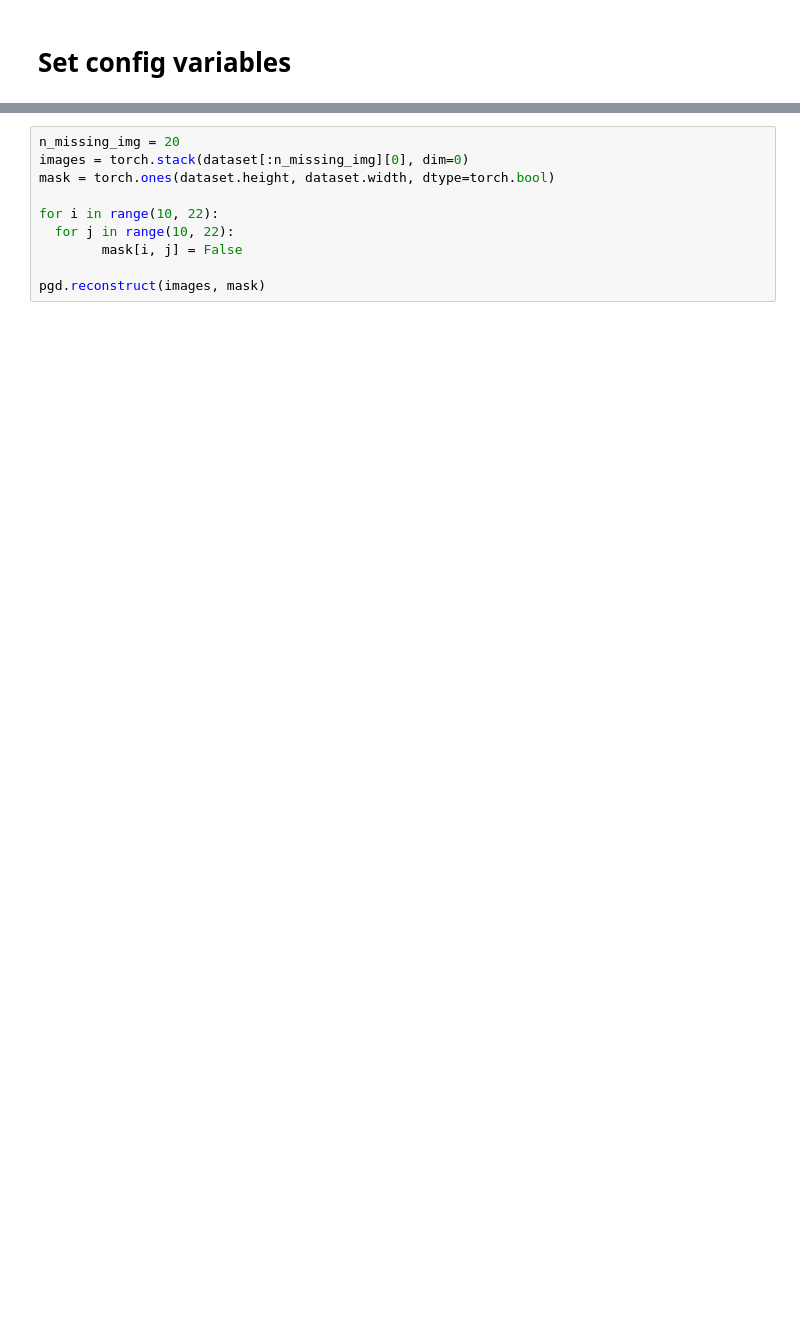
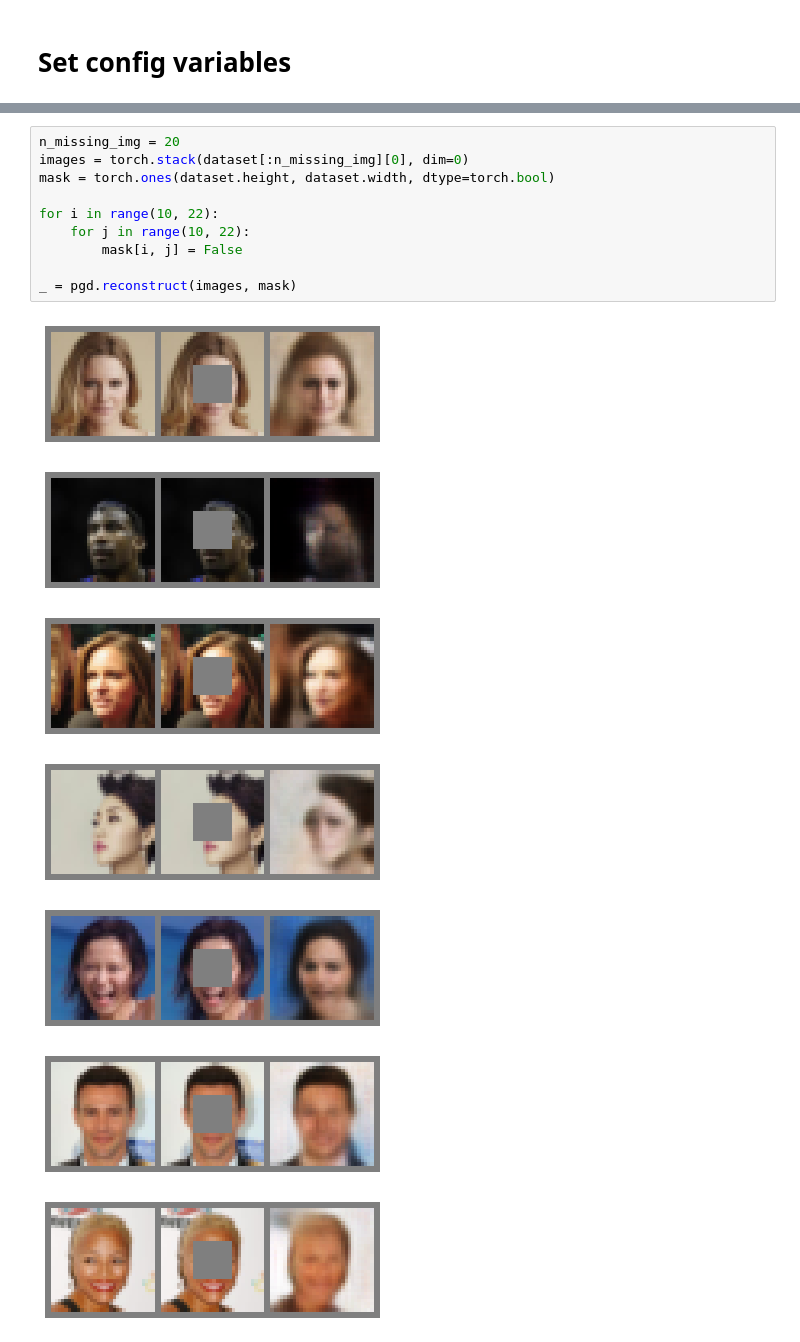
Before and after one commit to juankuntz/ParEM, a Jupyter notebook: torch/notebooks/CelebA.ipynb, the cells around one changed output, grey strips where cells are left out. Drawn from its saved outputs; the diff is of its cells as text; blank space fills up the shorter version.

```diff
--- a/torch/notebooks/CelebA.ipynb
+++ b/torch/notebooks/CelebA.ipynb
@@ -125,10 +174,18 @@ pgd.synthesize_images(n=64, approx_type='gmm', n_components=3)
 # %%
 n_missing_img = 20
 images = torch.stack(dataset[:n_missing_img][0], dim=0)
 mask = torch.ones(dataset.height, dataset.width, dtype=torch.bool)
 
 for i in range(10, 22):
-  for j in range(10, 22):
+    for j in range(10, 22):
         mask[i, j] = False
 
-pgd.reconstruct(images, mask)
+_ = pgd.reconstruct(images, mask)
+# %% [output]
+[figure, added]
+[figure, added]
+[figure, added]
+[figure, added]
+[figure, added]
+[figure, added]
+[figure, added]
```
Also changed, not shown: parts of 28 cells of this notebook, 10 other files.
